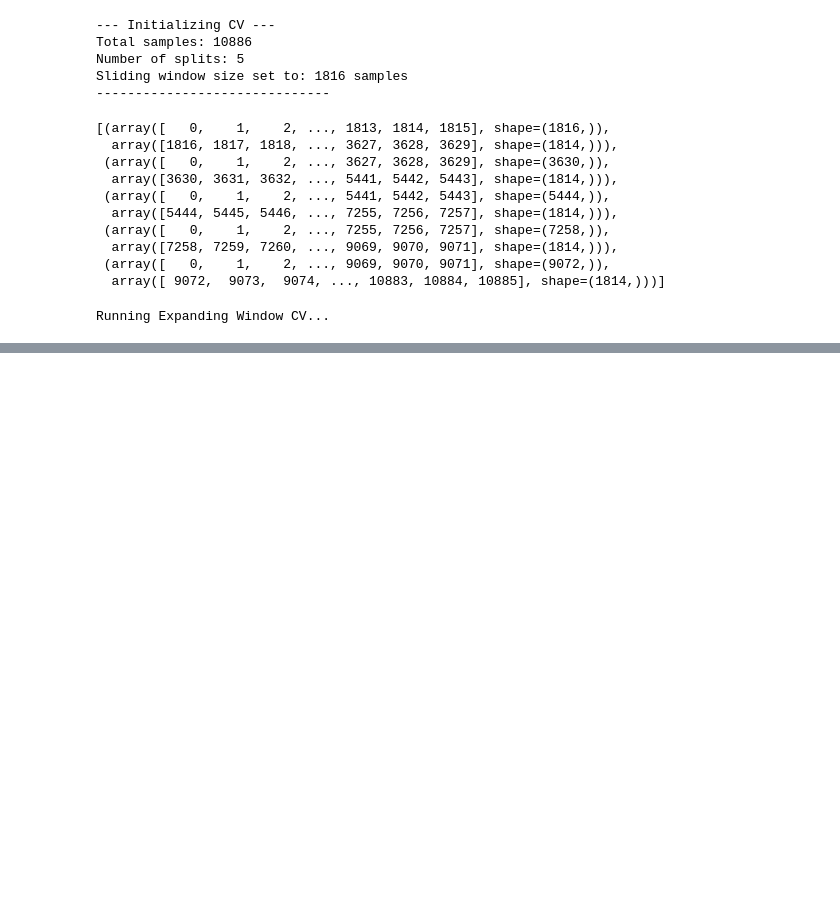
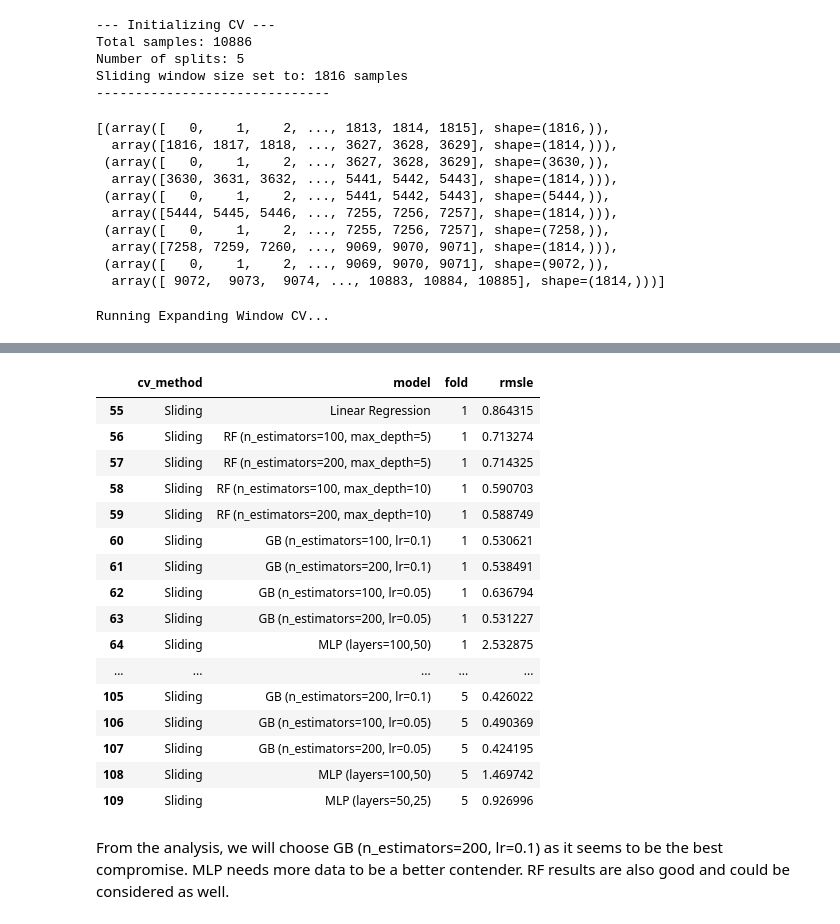
Before and after one commit to nicolas-hbt/machine-learning-zoomcamp-homework, a Jupyter notebook: midterm_project/analysis.ipynb, the cells around one changed output, grey strips where cells are left out. Saved outputs shown, nothing was run; the diff lists cells and outputs as text; code cells hidden in the pictures; blank space fills up the shorter version.

Commit message:
remove old files and finish analysis

```diff
--- a/midterm_project/analysis.ipynb
+++ b/midterm_project/analysis.ipynb
@@ -410,0 +421,22 @@ for fold, (train_index, test_index) in enumerate(all_splits, 1):
+# %%
+results_df[results_df["cv_method"] == "Sliding"]
+# %% [output]
+|  | cv_method | model | fold | rmsle |
+| 55 | Sliding | Linear Regression | 1 | 0.864315 |
+| 56 | Sliding | RF (n_estimators=100, max_depth=5) | 1 | 0.713274 |
+| 57 | Sliding | RF (n_estimators=200, max_depth=5) | 1 | 0.714325 |
+| 58 | Sliding | RF (n_estimators=100, max_depth=10) | 1 | 0.590703 |
+| 59 | Sliding | RF (n_estimators=200, max_depth=10) | 1 | 0.588749 |
+| 60 | Sliding | GB (n_estimators=100, lr=0.1) | 1 | 0.530621 |
+| 61 | Sliding | GB (n_estimators=200, lr=0.1) | 1 | 0.538491 |
+| 62 | Sliding | GB (n_estimators=100, lr=0.05) | 1 | 0.636794 |
+| 63 | Sliding | GB (n_estimators=200, lr=0.05) | 1 | 0.531227 |
+| 64 | Sliding | MLP (layers=100,50) | 1 | 2.532875 |
+| ... | ... | ... | ... | ... |
+| 105 | Sliding | GB (n_estimators=200, lr=0.1) | 5 | 0.426022 |
+| 106 | Sliding | GB (n_estimators=100, lr=0.05) | 5 | 0.490369 |
+| 107 | Sliding | GB (n_estimators=200, lr=0.05) | 5 | 0.424195 |
+| 108 | Sliding | MLP (layers=100,50) | 5 | 1.469742 |
+| 109 | Sliding | MLP (layers=50,25) | 5 | 0.926996 |
+# %% [markdown]
+From the analysis, we will choose GB (n_estimators=200, lr=0.1) as it seems to be the best compromise. MLP needs more data to be a better contender. RF results are also good and could be considered as well.
```
Also changed, not shown: parts of 6 cells of this notebook, 4 other files.
